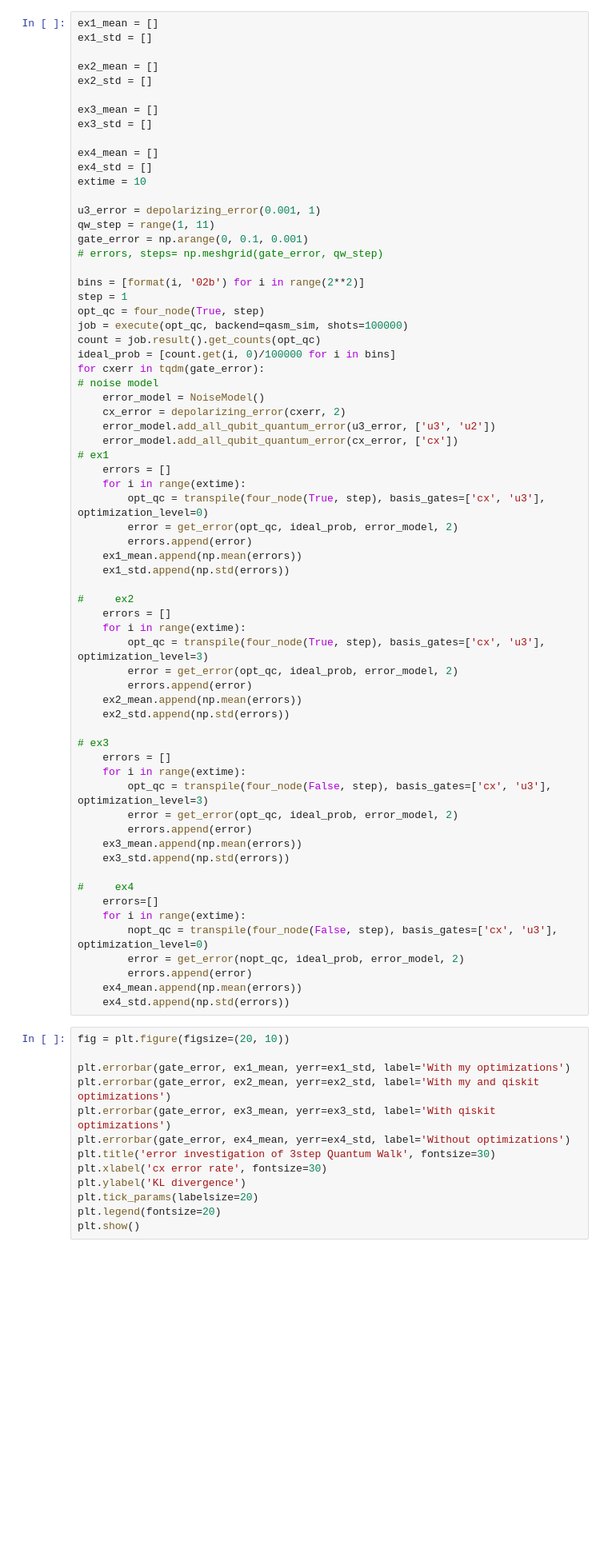
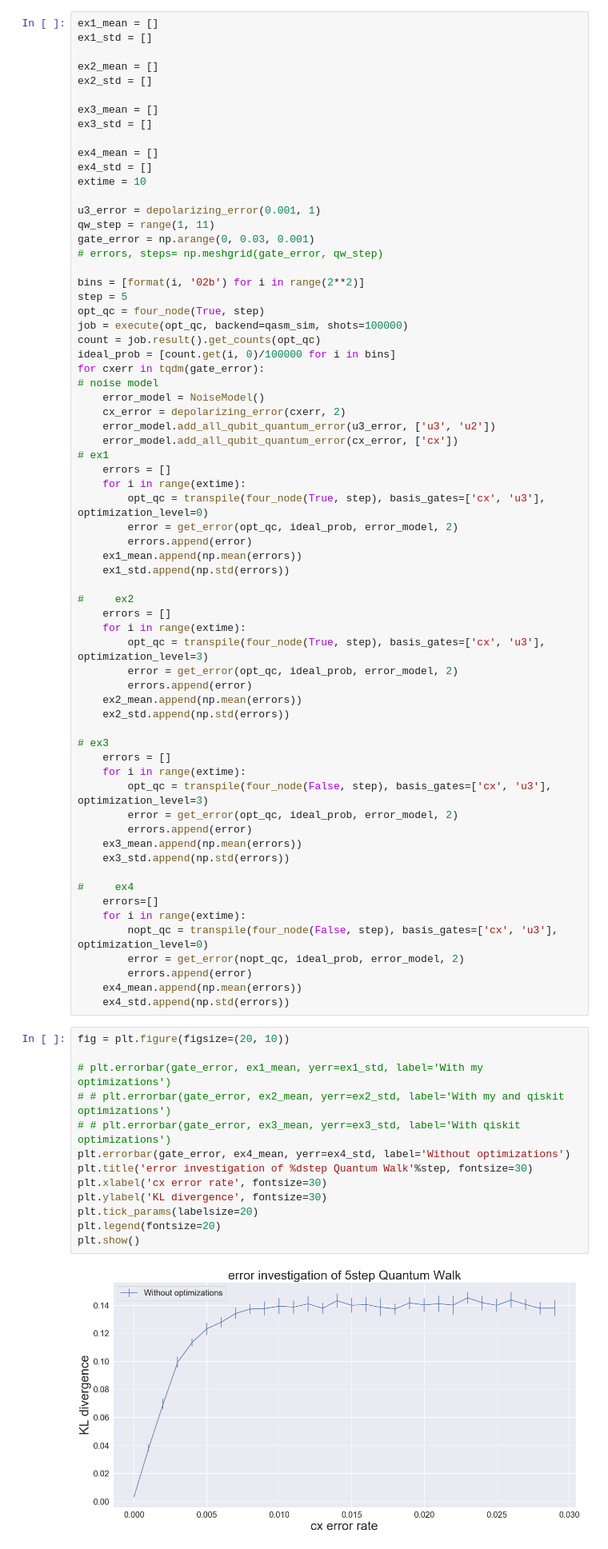
Before and after one commit to Chibikuri/qwopt, a Jupyter notebook: notebook/benchmark.ipynb, the cells around one changed output. Shown at 80% size. Drawn from its saved outputs; the diff is of its cells as text; blank space fills up the shorter version.

```diff
--- a/notebook/benchmark.ipynb
+++ b/notebook/benchmark.ipynb
@@ -344,11 +374,11 @@ extime = 10
 
 u3_error = depolarizing_error(0.001, 1)
 qw_step = range(1, 11)
-gate_error = np.arange(0, 0.1, 0.001)
+gate_error = np.arange(0, 0.03, 0.001)
 # errors, steps= np.meshgrid(gate_error, qw_step)
 
 bins = [format(i, '02b') for i in range(2**2)]
-step = 1
+step = 5
 opt_qc = four_node(True, step)
 job = execute(opt_qc, backend=qasm_sim, shots=100000)
 count = job.result().get_counts(opt_qc)
@@ -397,16 +427,18 @@ for cxerr in tqdm(gate_error):
 # %%
 fig = plt.figure(figsize=(20, 10))
 
-plt.errorbar(gate_error, ex1_mean, yerr=ex1_std, label='With my optimizations')
-plt.errorbar(gate_error, ex2_mean, yerr=ex2_std, label='With my and qiskit optimizations')
-plt.errorbar(gate_error, ex3_mean, yerr=ex3_std, label='With qiskit optimizations')
+# plt.errorbar(gate_error, ex1_mean, yerr=ex1_std, label='With my optimizations')
+# # plt.errorbar(gate_error, ex2_mean, yerr=ex2_std, label='With my and qiskit optimizations')
+# # plt.errorbar(gate_error, ex3_mean, yerr=ex3_std, label='With qiskit optimizations')
 plt.errorbar(gate_error, ex4_mean, yerr=ex4_std, label='Without optimizations')
-plt.title('error investigation of 3step Quantum Walk', fontsize=30)
+plt.title('error investigation of %dstep Quantum Walk'%step, fontsize=30)
 plt.xlabel('cx error rate', fontsize=30)
-plt.ylabel('KL divergence')
+plt.ylabel('KL divergence', fontsize=30)
 plt.tick_params(labelsize=20)
 plt.legend(fontsize=20)
 plt.show()
+# %% [output]
+[figure, added]
 # %%
 # ex1_mean = []
 # ex1_std = []
```
Also changed, not shown: parts of 21 cells of this notebook, 11 other files.
